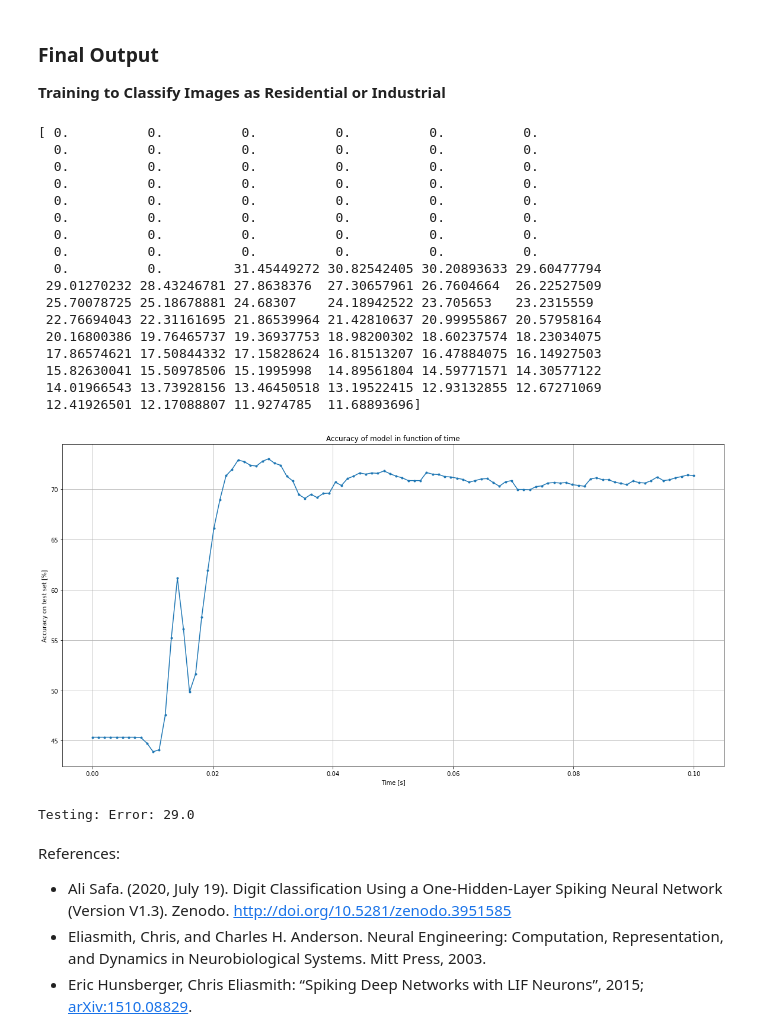
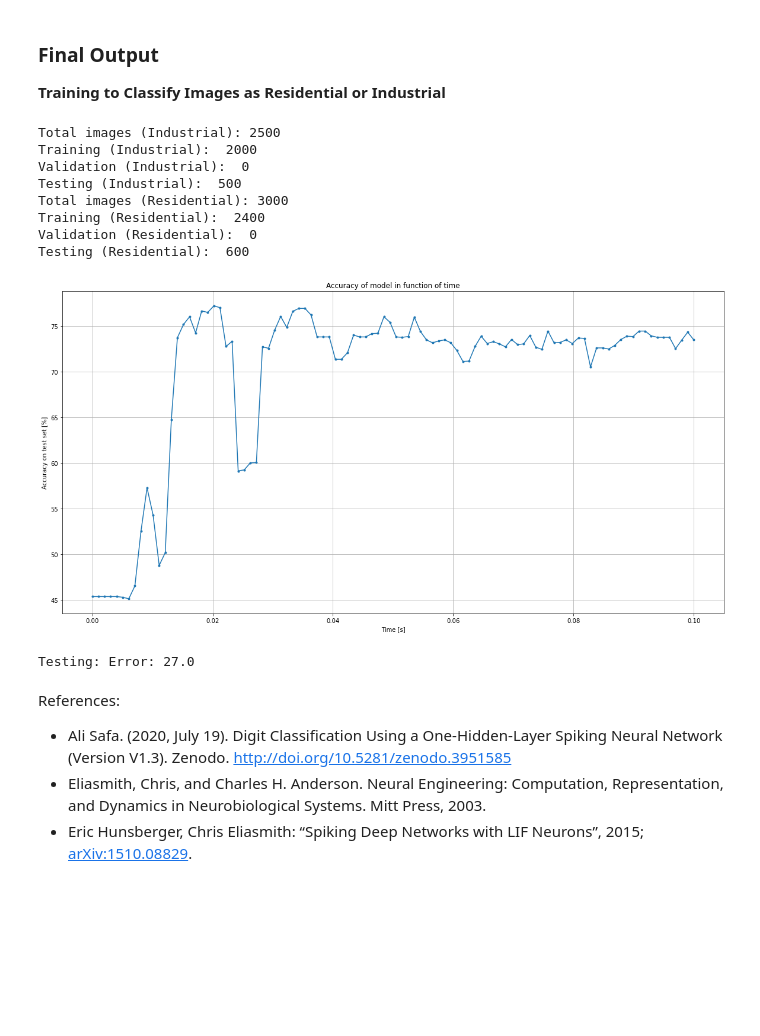
Before and after one commit to Brain-Inspired-Computing/Final-Project, a Jupyter notebook: Mark 1.ipynb, the cells around one changed output. Drawn from its saved outputs; the diff is of its cells as text; code cells hidden in the pictures; blank space fills up the shorter version.

```diff
--- a/Mark 1.ipynb
+++ b/Mark 1.ipynb
@@ -401,7 +398,8 @@ def test():
 
     print(f"Testing: Error: {np.round(100 - accuracy_history[-1])}")
 # %%
-def run():
+def run(categories):
+    getData(categories)
     train()
     test()
 # %% [markdown]
@@ -420,27 +418,18 @@ Neurons | Testing Error:
 
 **Training to Classify Images as Residential or Industrial**
 # %%
-run()
+run(["Industrial", "Residential"])
 # %% [output]
-[ 0.          0.          0.          0.          0.          0.
-  0.          0.          0.          0.          0.          0.
-  0.          0.          0.          0.          0.          0.
-  0.          0.          0.          0.          0.          0.
-  0.          0.          0.          0.          0.          0.
-  0.          0.          0.          0.          0.          0.
-  0.          0.          0.          0.          0.          0.
-  0.          0.          0.          0.          0.          0.
-  0.          0.         31.45449272 30.82542405 30.20893633 29.60477794
- 29.01270232 28.43246781 27.8638376  27.30657961 26.7604664  26.22527509
- 25.70078725 25.18678881 24.68307    24.18942522 23.705653   23.2315559
- 22.76694043 22.31161695 21.86539964 21.42810637 20.99955867 20.57958164
- 20.16800386 19.76465737 19.36937753 18.98200302 18.60237574 18.23034075
- 17.86574621 17.50844332 17.15828624 16.81513207 16.47884075 16.14927503
- 15.82630041 15.50978506 15.1995998  14.89561804 14.59771571 14.30577122
- 14.01966543 13.73928156 13.46450518 13.19522415 12.93132855 12.67271069
- 12.41926501 12.17088807 11.9274785  11.68893696]
+Total images (Industrial): 2500
+Training (Industrial):  2000
+Validation (Industrial):  0
+Testing (Industrial):  500
+Total images (Residential): 3000
+Training (Residential):  2400
+Validation (Residential):  0
+Testing (Residential):  600
-[figure, old version]
+[figure, new version]
-Testing: Error: 29.0
+Testing: Error: 27.0
 # %% [markdown]
 References:
 
```
Also changed, not shown: parts of 2 cells of this notebook.
